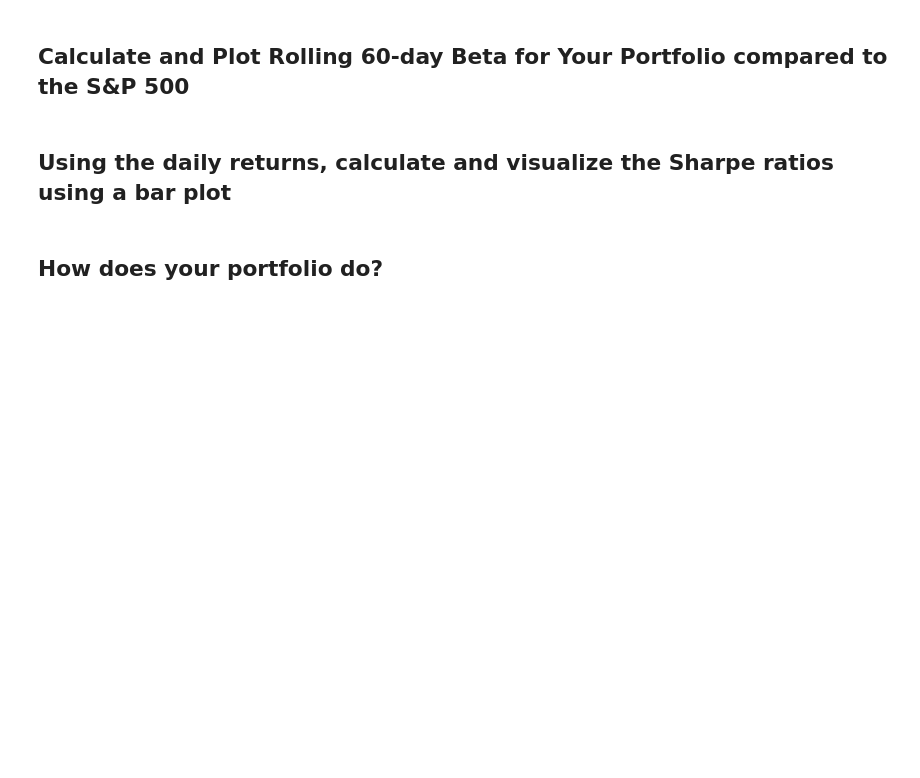
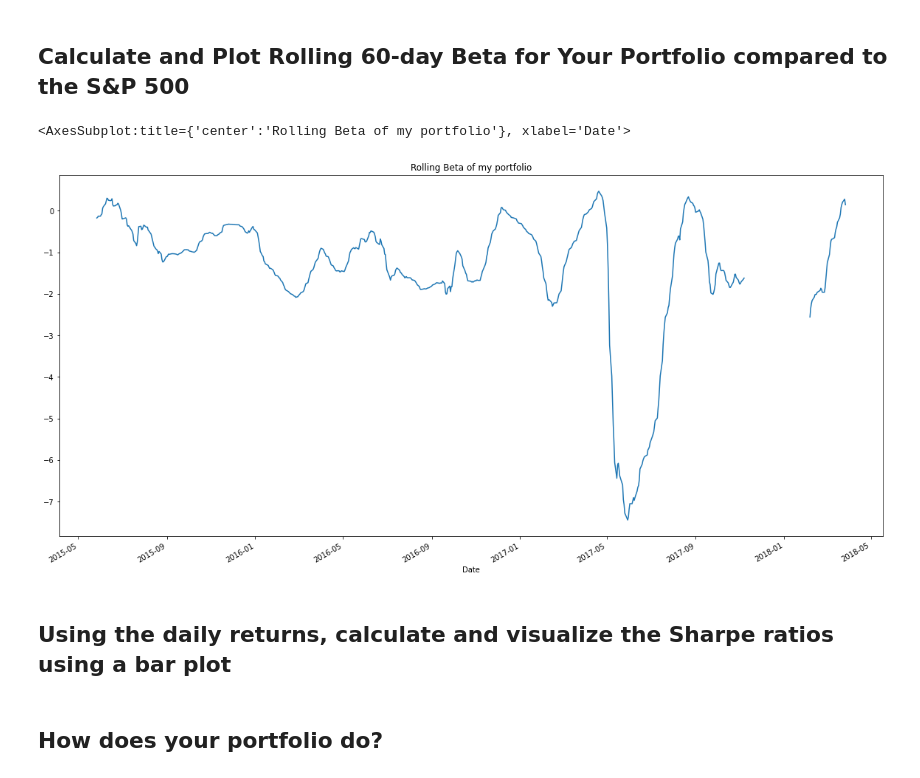
Before and after one commit to mmsaki/whale_portfolio, a Jupyter notebook: whale_analysis.ipynb, the cells around one changed output. Cells and saved outputs as stored; diff of their text form; code cells hidden in the pictures; blank space fills up the shorter version.

```diff
--- a/whale_analysis.ipynb
+++ b/whale_analysis.ipynb
@@ -404,3 +477,13 @@ weights = [1/3, 1/3, 1/3]
+# %%
+# Calculate and plot Beta
+my_rolling_covariance = my_cumulative_returns.rolling(window=60).cov(cumultive_returns['sp500'])
+my_rolling_variance = cumultive_returns['sp500'].rolling(window=60).var()
+
+rolling_beta = my_rolling_covariance / my_rolling_variance
+rolling_beta.plot(figsize=(20, 10), title='Rolling Beta of my portfolio')
+# %% [output]
+<AxesSubplot:title={'center':'Rolling Beta of my portfolio'}, xlabel='Date'>
+[figure, added]
 # %% [markdown]
 ## Using the daily returns, calculate and visualize the Sharpe ratios using a bar plot
 # %%
```
Also changed, not shown: parts of 19 cells of this notebook, 5 other files.
